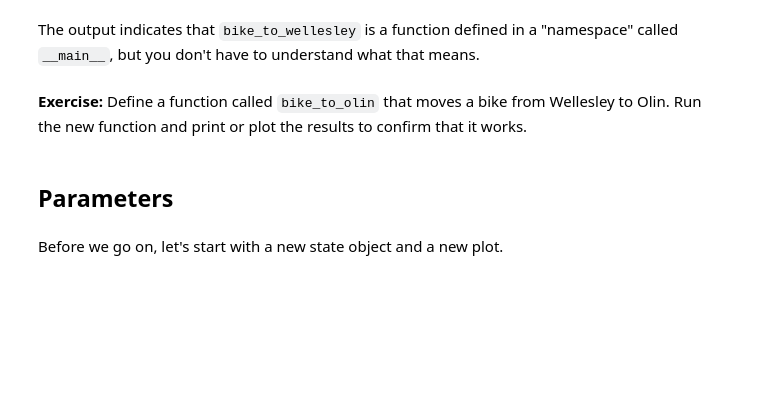
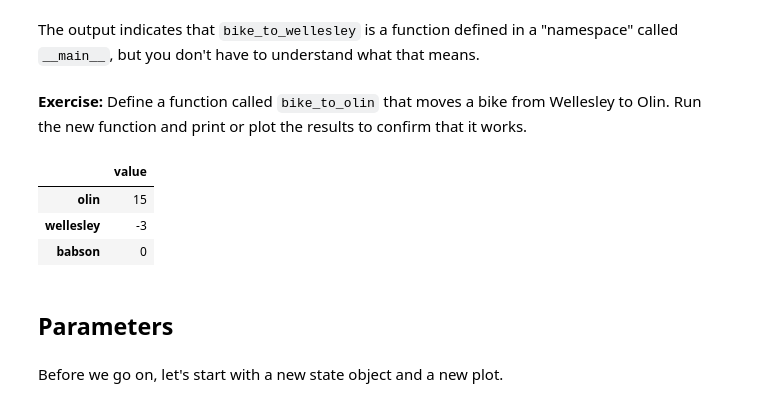
Before and after one commit to raqueladsf/ModSimPy, a Jupyter notebook: code/chap01mine.ipynb, the cells around one changed output. Drawn from its saved outputs; the diff is of its cells as text; code cells hidden in the pictures; blank space fills up the shorter version.

```diff
--- a/code/chap01mine.ipynb
+++ b/code/chap01mine.ipynb
@@ -145,7 +164,7 @@ As a simplification, let's assume that the acceleration of the penny is `a` unti
 # %% [markdown]
 We'll start with a `System` object that represents the number of bikes at each station.
 # %%
-bikeshare = System(olin=10, wellesley=2)
+bikeshare = System(olin=10, wellesley=2, babson=0)
 # %% [markdown]
 If you display the value of a `System` object, it lists the system variables and their values (not necessarily in the order you defined them):
 # %%
@@ -190,3 +221,8 @@ plot(bikeshare.wellesley, 'bo-')
+# %%
+bikeshare.wellesley -= 1
+bikeshare.olin += 1
+plot(bikeshare.olin, 'rs-')
+plot(bikeshare.wellesley, 'bo-')
 # %% [markdown]
 ## Functions
 
@@ -222,3 +261,16 @@ The output indicates that `bike_to_wellesley` is a function defined in a "namesp
+# %%
+def bike_to_olin():
+    bikeshare.olin += 1
+    bikeshare.wellesley -= 1
+
+bike_to_olin()
+plot_state()
+bikeshare
+# %% [output]
+|  | value |
+| olin | 15 |
+| wellesley | -3 |
+| babson | 0 |
 # %% [markdown]
 ## Parameters
 # %% [markdown]
```
Also changed, not shown: parts of 52 cells of this notebook, 1 other file.
